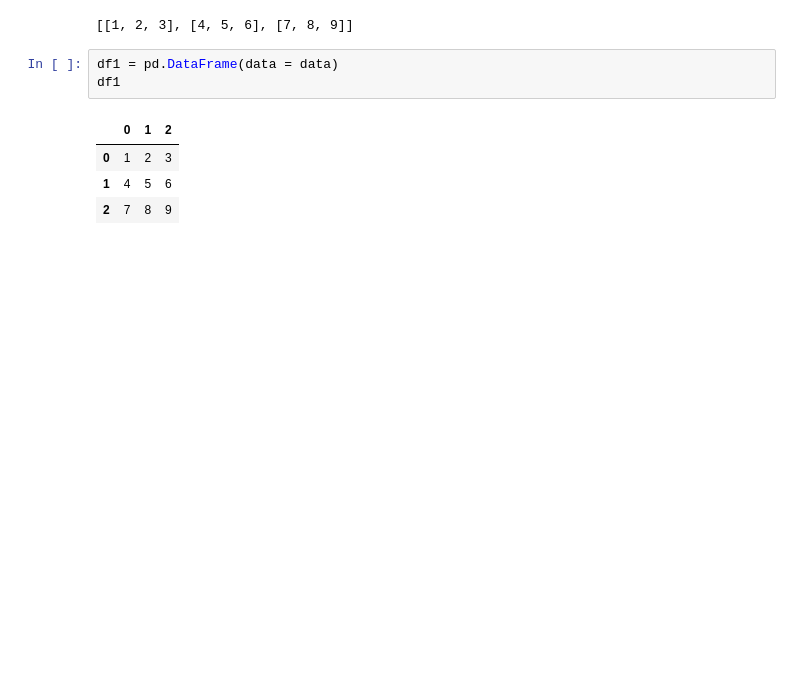
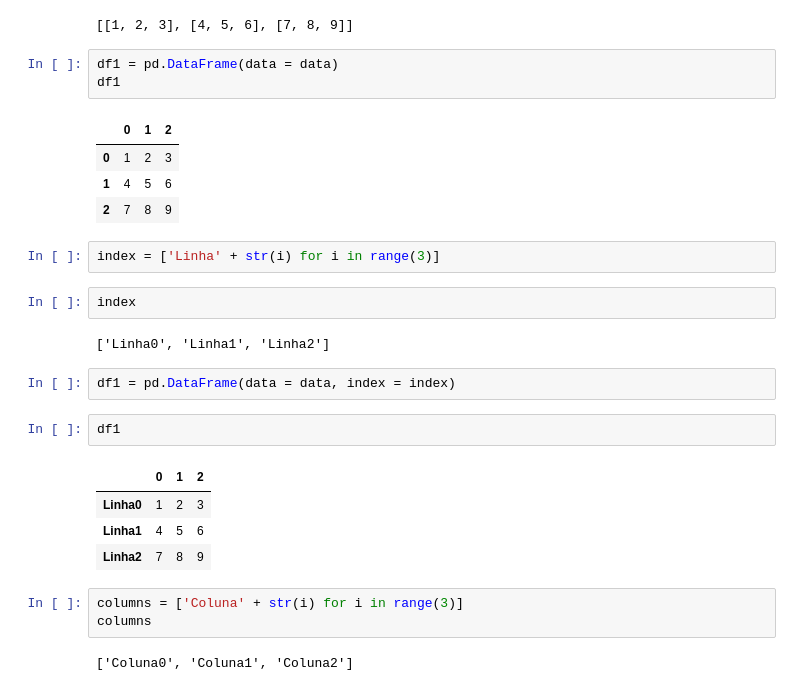
Before and after one commit to alinenog/Desenvolve_GB, a Jupyter notebook: 5_Semana-Python_Pandas/Aula_extra_I.ipynb, the cells around one changed output. Saved outputs shown, nothing was run; the diff lists cells and outputs as text; blank space fills up the shorter version.

```diff
--- a/5_Semana-Python_Pandas/Aula_extra_I.ipynb
+++ b/5_Semana-Python_Pandas/Aula_extra_I.ipynb
@@ -299,3 +300,23 @@ df1
 | 0 | 1 | 2 | 3 |
 | 1 | 4 | 5 | 6 |
 | 2 | 7 | 8 | 9 |
+# %%
+index = ['Linha' + str(i) for i in range(3)]
+# %%
+index
+# %% [output]
+['Linha0', 'Linha1', 'Linha2']
+# %%
+df1 = pd.DataFrame(data = data, index = index)
+# %%
+df1
+# %% [output]
+|  | 0 | 1 | 2 |
+| Linha0 | 1 | 2 | 3 |
+| Linha1 | 4 | 5 | 6 |
+| Linha2 | 7 | 8 | 9 |
+# %%
+columns = ['Coluna' + str(i) for i in range(3)]
+columns
+# %% [output]
+['Coluna0', 'Coluna1', 'Coluna2']
```
Also changed, not shown: parts of 14 cells of this notebook.
